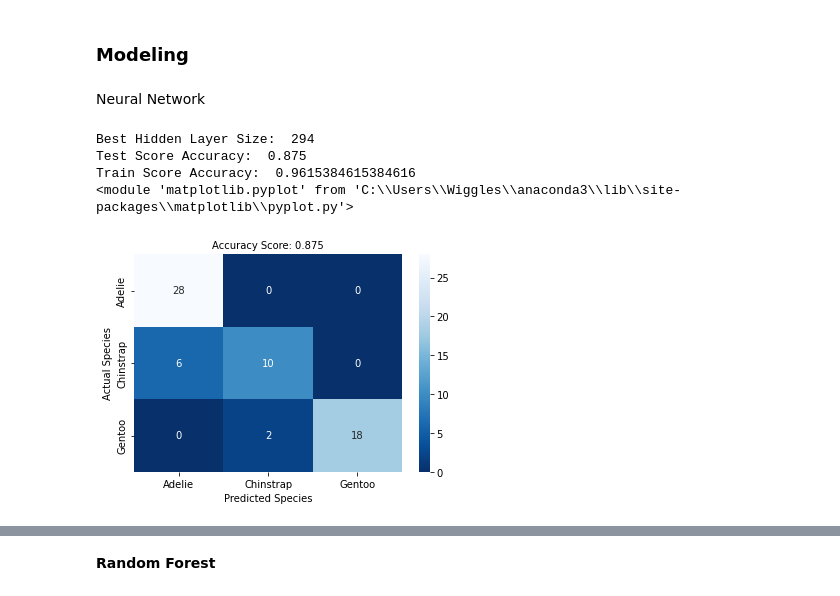
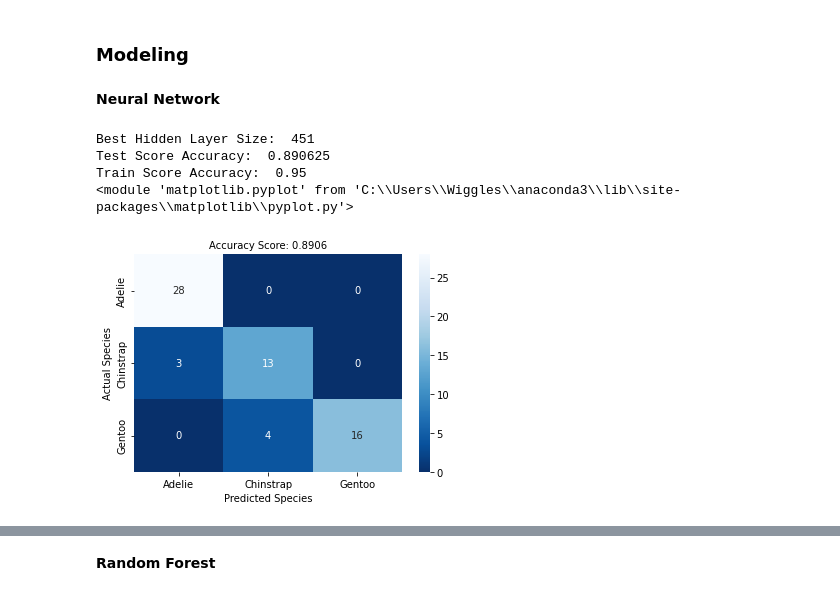
Before and after one commit to ryankkien/penguinsproject, a Jupyter notebook: penguinsproject.ipynb, the cells around one changed output, grey strips where cells are left out. Drawn from its saved outputs; the diff is of its cells as text; code cells hidden in the pictures.

```diff
--- a/penguinsproject.ipynb
+++ b/penguinsproject.ipynb
@@ -194,8 +198,9 @@ Based on the data we've gotten from above we've decided that Culmen Depth, Culme
 # %% [markdown]
 ### Modeling
 # %%
-X_train = X_train[['Culmen Depth (mm)', 'Culmen Length (mm)', 'Island']]
-X_test = X_test[['Culmen Depth (mm)', 'Culmen Length (mm)', 'Island']]
+Features = ['Culmen Length (mm)', 'Culmen Depth (mm)', 'Island']
+X_train = X_train[Features]
+X_test = X_test[Features]
 y_train = y_train['Species'].to_list()
 y_test = y_test['Species'].to_list()
 # %%
@@ -214,5 +219,3 @@ def makeCM(y_pred, score):
     ax.yaxis.set_ticklabels(['Adelie','Chinstrap','Gentoo'])
     plt.title('Accuracy Score: {0}'.format(round(score,4)), size = 10);
     return plt
-# %% [markdown]
-Neural Network
@@ -219,27 +274,29 @@ Neural Network
+# %% [markdown]
+**Neural Network**
 # %%
 from sklearn.model_selection import cross_val_score
 from sklearn.neural_network import MLPClassifier
 import warnings
 np.random.seed(42)
 bestcv = 0
 warnings.filterwarnings("ignore")
-for i in range (1,500):
+for i in range (1,500,25):
     clf = MLPClassifier(hidden_layer_sizes=(i), max_iter=5,activation = 'relu',solver='adam',random_state=42)
-    bestmodel = clf.fit(X_train, y_train)
-    newcv = cross_val_score(clf, X_train, y_train, cv = 5).mean()
+    model = clf.fit(X_train, y_train)
+    newcv = cross_val_score(clf, X_train, y_train, cv = 3).mean()
     if newcv > bestcv:
         bestcv = newcv
         besti = i
-        testscore = bestmodel.score(X_test, y_test)
-        trainscore = bestmodel.score(X_train, y_train)
-        bestcm = makeCM(bestmodel.predict(X_test), testscore)
+        testscore = model.score(X_test, y_test)
+        trainscore = model.score(X_train, y_train)
+        bestcm = makeCM(model.predict(X_test), testscore)
 print("Best Hidden Layer Size:  " + str(besti))
 print("Test Score Accuracy:  " + str(testscore))
 print("Train Score Accuracy:  " + str(trainscore))
 print(bestcm)
 # %% [output]
-Best Hidden Layer Size:  294
-Test Score Accuracy:  0.875
-Train Score Accuracy:  0.9615384615384616
+Best Hidden Layer Size:  451
+Test Score Accuracy:  0.890625
+Train Score Accuracy:  0.95
 <module 'matplotlib.pyplot' from 'C:\\Users\\Wiggles\\anaconda3\\lib\\site-packages\\matplotlib\\pyplot.py'>
-[figure, old version]
+[figure, new version]
```
Also changed, not shown: parts of 8 cells of this notebook.
